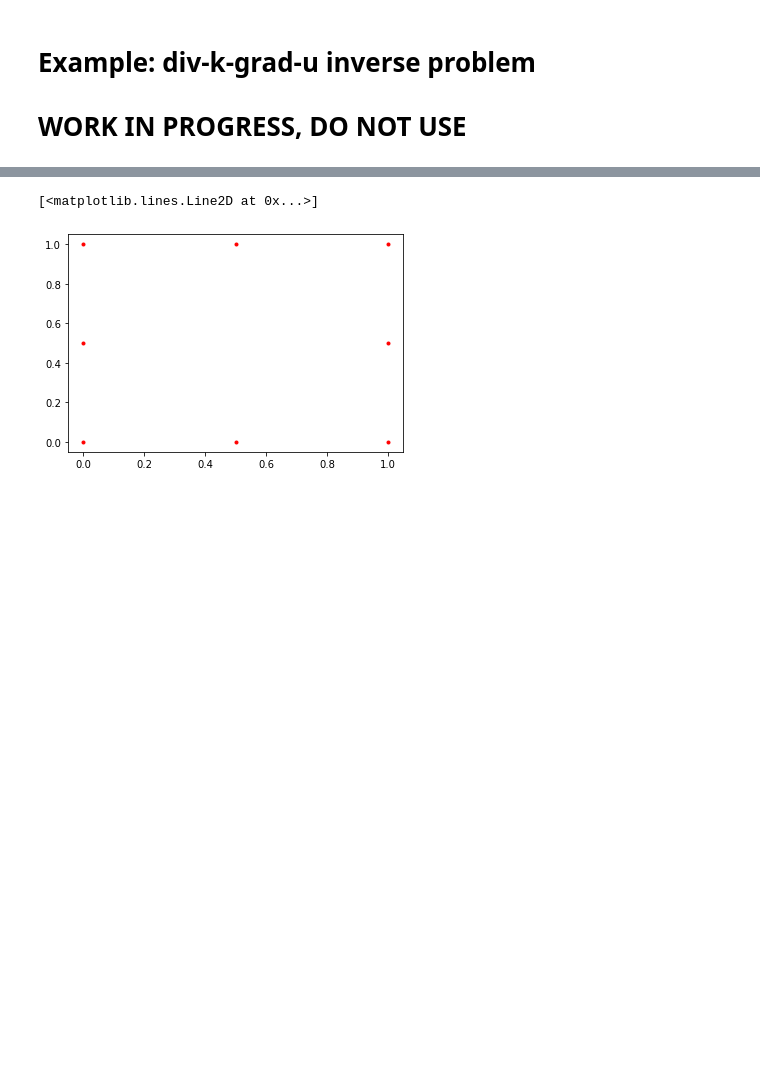
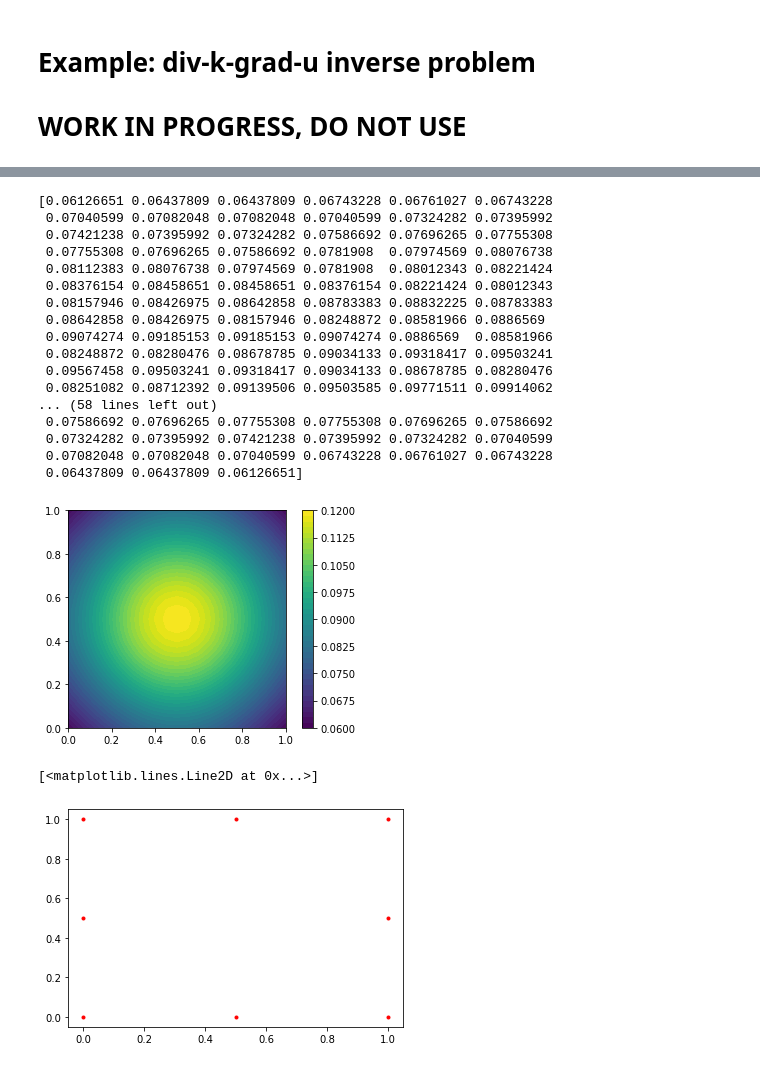
Before and after one commit to vishwas1984/NormalizingFlows_InverseProblems, a Jupyter notebook: div_k_grad_u_inverse_problem_fenics.ipynb, the cells around one changed output, grey strips where cells are left out. Cells and saved outputs as stored; diff of their text form; code cells hidden in the pictures; blank space fills up the shorter version.

Commit message:
Solve forward problem with Robin BC

```diff
--- a/div_k_grad_u_inverse_problem_fenics.ipynb
+++ b/div_k_grad_u_inverse_problem_fenics.ipynb
@@ -25,3 +70,33 @@ plot(g,mesh=mesh)
+# %%
+#Assemble
+A = assemble(lhs_form)
+b = assemble(rhs_form)
+u = Function(V)
+A_solver = LUSolver(A)
+A_solver.solve(u.vector(), b)
+cm = plot(u)
+plt.colorbar(cm)
+u_numpy = u.vector()[:]
+print(u_numpy)
+# %% [output]
+[0.06126651 0.06437809 0.06437809 0.06743228 0.06761027 0.06743228
+ 0.07040599 0.07082048 0.07082048 0.07040599 0.07324282 0.07395992
+ 0.07421238 0.07395992 0.07324282 0.07586692 0.07696265 0.07755308
+ 0.07755308 0.07696265 0.07586692 0.0781908  0.07974569 0.08076738
+ 0.08112383 0.08076738 0.07974569 0.0781908  0.08012343 0.08221424
+ 0.08376154 0.08458651 0.08458651 0.08376154 0.08221424 0.08012343
+ 0.08157946 0.08426975 0.08642858 0.08783383 0.08832225 0.08783383
+ 0.08642858 0.08426975 0.08157946 0.08248872 0.08581966 0.0886569
+ 0.09074274 0.09185153 0.09185153 0.09074274 0.0886569  0.08581966
+ 0.08248872 0.08280476 0.08678785 0.09034133 0.09318417 0.09503241
+ 0.09567458 0.09503241 0.09318417 0.09034133 0.08678785 0.08280476
+ 0.08251082 0.08712392 0.09139506 0.09503585 0.09771511 0.09914062
+... (58 lines left out)
+ 0.07586692 0.07696265 0.07755308 0.07755308 0.07696265 0.07586692
+ 0.07324282 0.07395992 0.07421238 0.07395992 0.07324282 0.07040599
+ 0.07082048 0.07082048 0.07040599 0.06743228 0.06761027 0.06743228
+ 0.06437809 0.06437809 0.06126651]
+[figure, added]
 # %%
 def equally_spaced_points_on_boundary_of_unit_square(num_pts_per_side):
     ss = np.linspace(0., 1., num_pts_per_side)
```
Also changed, not shown: parts of 16 cells of this notebook.
